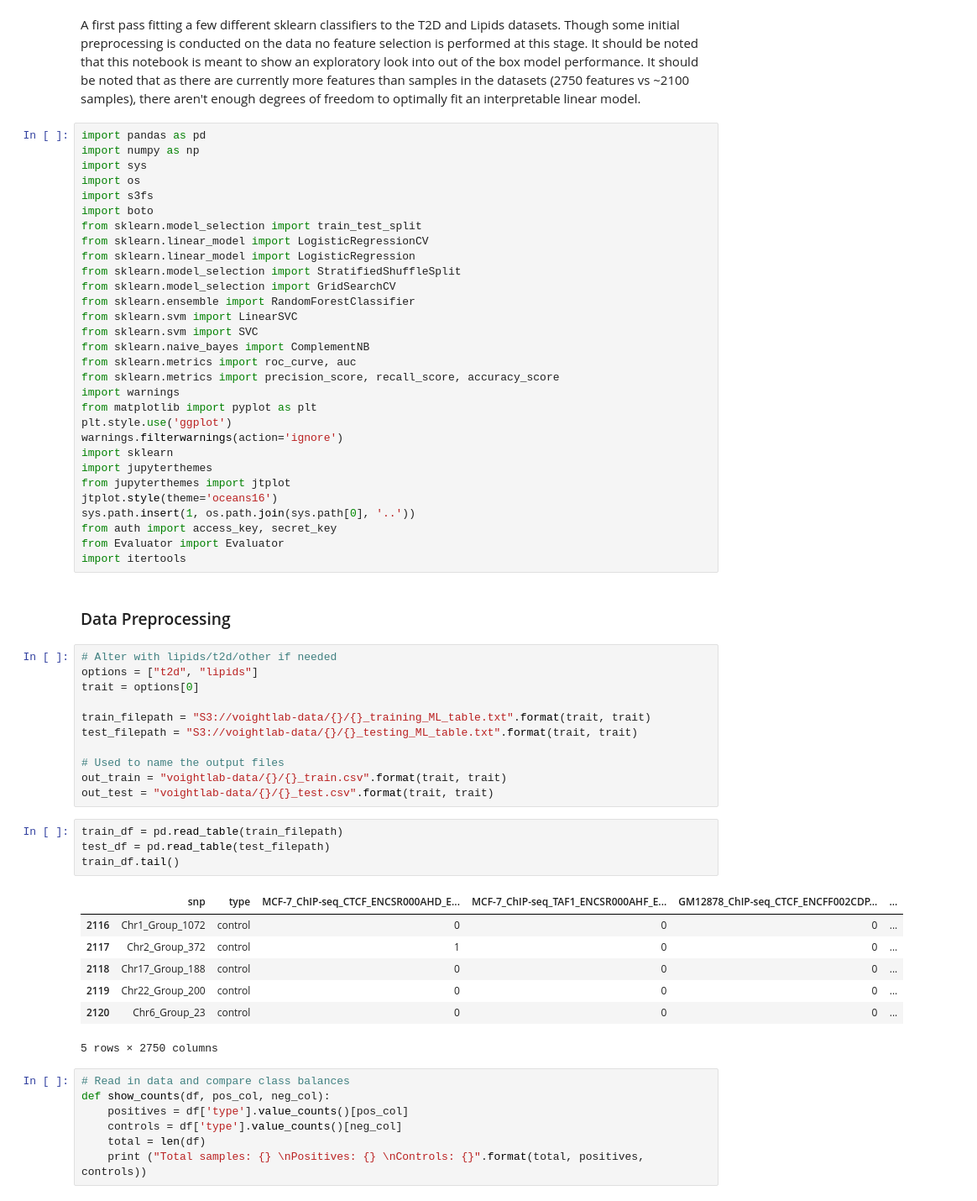
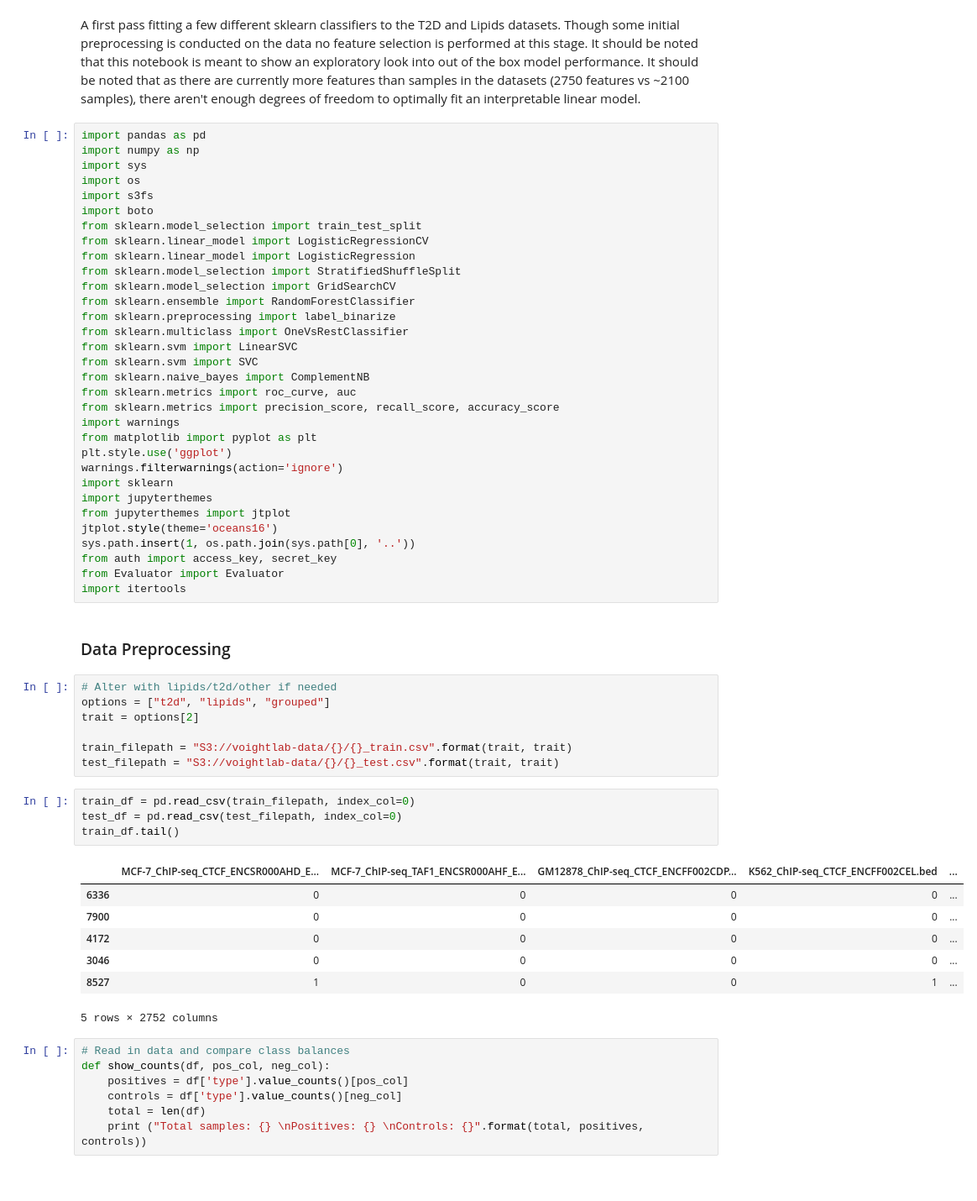
Before and after one commit to kaushik316/T2D_Models, a Jupyter notebook: src/notebooks/Model_Exploration.ipynb, the cells around one changed output. Shown at 84% size. Drawn from its saved outputs; the diff is of its cells as text.

```diff
--- a/src/notebooks/Model_Exploration.ipynb
+++ b/src/notebooks/Model_Exploration.ipynb
@@ -15,6 +15,8 @@ from sklearn.linear_model import LogisticRegression
 from sklearn.model_selection import StratifiedShuffleSplit
 from sklearn.model_selection import GridSearchCV
 from sklearn.ensemble import RandomForestClassifier
+from sklearn.preprocessing import label_binarize
+from sklearn.multiclass import OneVsRestClassifier
 from sklearn.svm import LinearSVC
 from sklearn.svm import SVC
 from sklearn.naive_bayes import ComplementNB
@@ -36,27 +38,23 @@ import itertools
 ### Data Preprocessing
 # %%
 # Alter with lipids/t2d/other if needed
-options = ["t2d", "lipids"]
-trait = options[0]
+options = ["t2d", "lipids", "grouped"]
+trait = options[2]
 
-train_filepath = "S3://voightlab-data/{}/{}_training_ML_table.txt".format(trait, trait)
-test_filepath = "S3://voightlab-data/{}/{}_testing_ML_table.txt".format(trait, trait)
-
-# Used to name the output files
-out_train = "voightlab-data/{}/{}_train.csv".format(trait, trait)
-out_test = "voightlab-data/{}/{}_test.csv".format(trait, trait)
+train_filepath = "S3://voightlab-data/{}/{}_train.csv".format(trait, trait)
+test_filepath = "S3://voightlab-data/{}/{}_test.csv".format(trait, trait)
 # %%
-train_df = pd.read_table(train_filepath)
-test_df = pd.read_table(test_filepath)
+train_df = pd.read_csv(train_filepath, index_col=0)
+test_df = pd.read_csv(test_filepath, index_col=0)
 train_df.tail()
 # %% [output]
-|  | snp | type | MCF-7_ChIP-seq_CTCF_ENCSR000AHD_E... | MCF-7_ChIP-seq_TAF1_ENCSR000AHF_E... | GM12878_ChIP-seq_CTCF_ENCFF002CDP... | ... |
-| 2116 | Chr1_Group_1072 | control | 0 | 0 | 0 | ... |
-| 2117 | Chr2_Group_372 | control | 1 | 0 | 0 | ... |
-| 2118 | Chr17_Group_188 | control | 0 | 0 | 0 | ... |
-| 2119 | Chr22_Group_200 | control | 0 | 0 | 0 | ... |
-| 2120 | Chr6_Group_23 | control | 0 | 0 | 0 | ... |
+|  | MCF-7_ChIP-seq_CTCF_ENCSR000AHD_E... | MCF-7_ChIP-seq_TAF1_ENCSR000AHF_E... | GM12878_ChIP-seq_CTCF_ENCFF002CDP... | K562_ChIP-seq_CTCF_ENCFF002CEL.bed | ... |
+| 6336 | 0 | 0 | 0 | 0 | ... |
+| 7900 | 0 | 0 | 0 | 0 | ... |
+| 4172 | 0 | 0 | 0 | 0 | ... |
+| 3046 | 0 | 0 | 0 | 0 | ... |
+| 8527 | 1 | 0 | 0 | 1 | ... |
-5 rows × 2750 columns
+5 rows × 2752 columns
 # %%
 # Read in data and compare class balances
 def show_counts(df, pos_col, neg_col):
```
Also changed, not shown: parts of 28 cells of this notebook, 6 other files.
